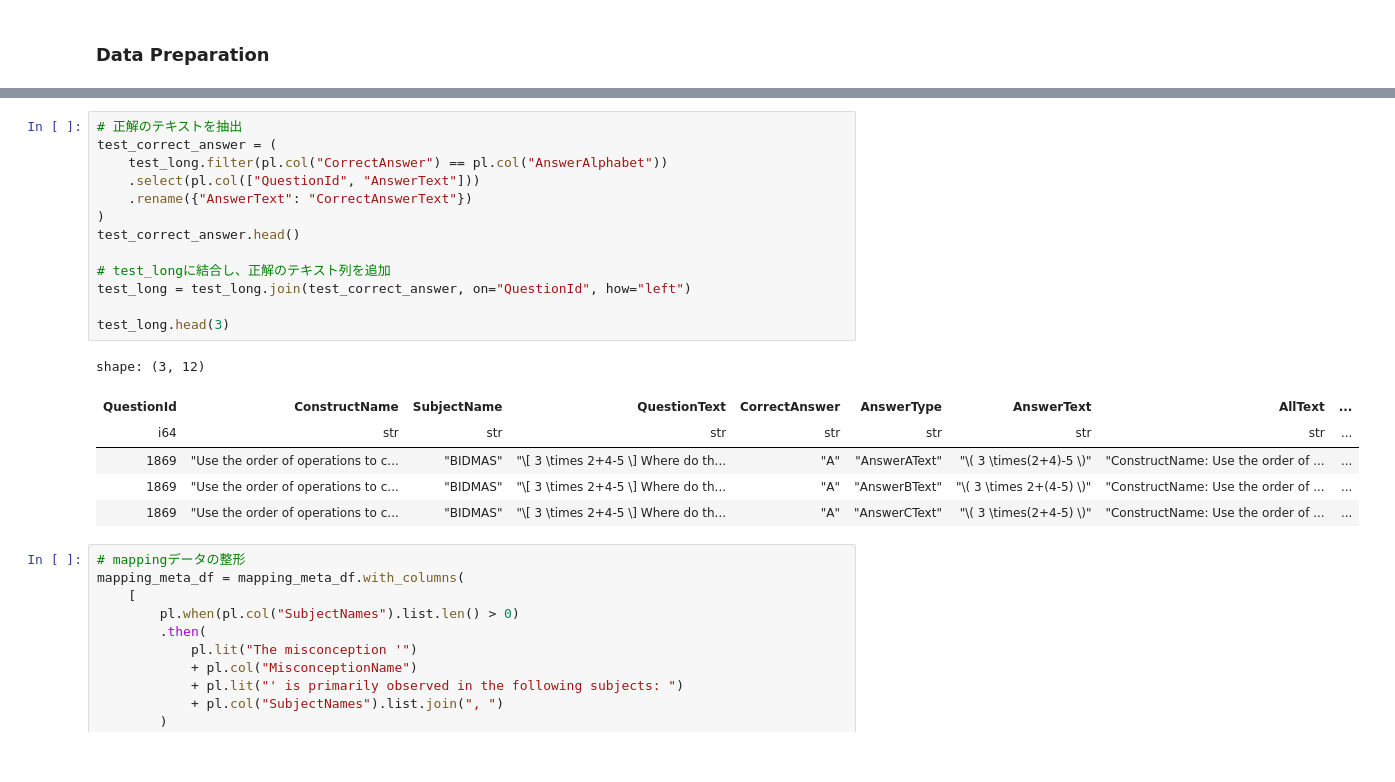
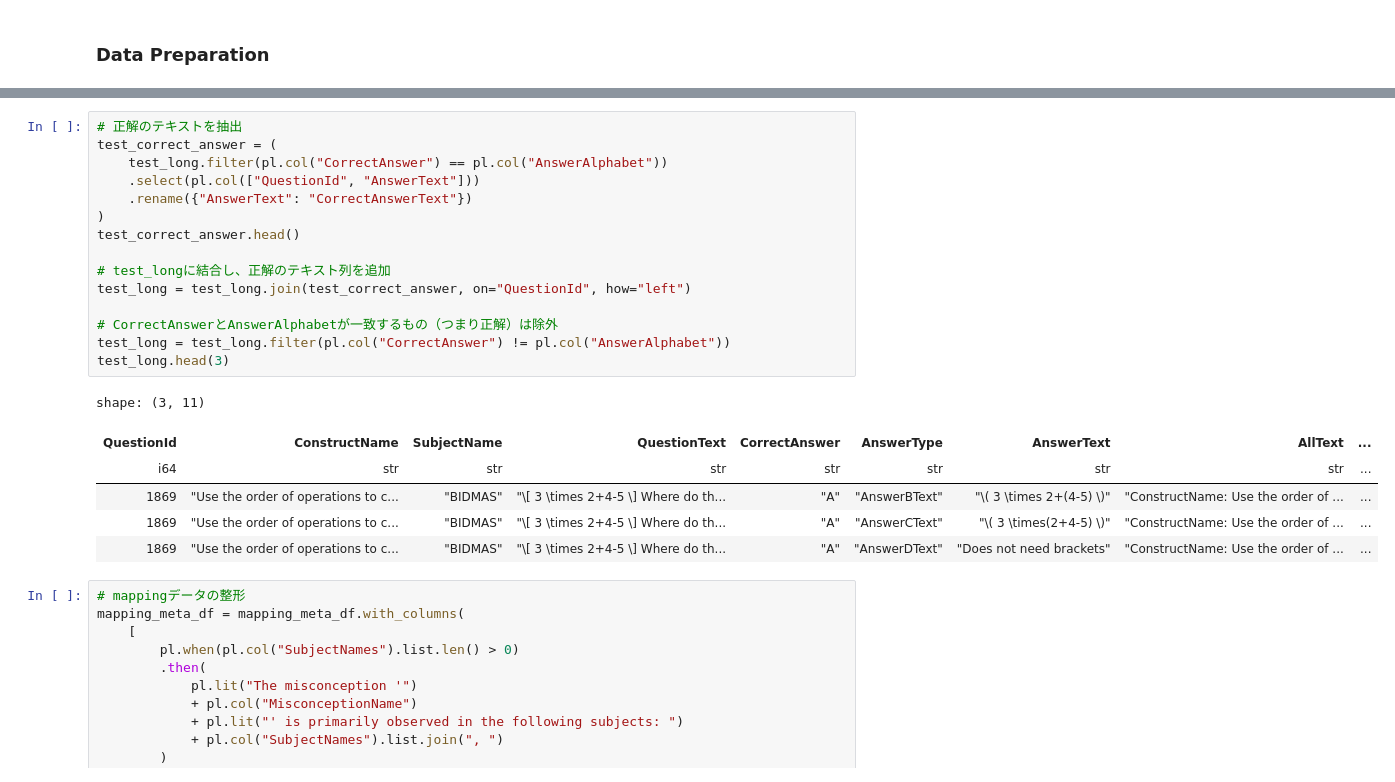
Before and after one commit to marumarukun/kaggle_eedi, a Jupyter notebook: exp/001/run.ipynb, the cells around one changed output, grey strips where cells are left out. Drawn from its saved outputs; the diff is of its cells as text.

```diff
--- a/exp/001/run.ipynb
+++ b/exp/001/run.ipynb
@@ -120,23 +122,25 @@ shape: (5, 10)
 # %%
 # 正解のテキストを抽出
 test_correct_answer = (
     test_long.filter(pl.col("CorrectAnswer") == pl.col("AnswerAlphabet"))
     .select(pl.col(["QuestionId", "AnswerText"]))
     .rename({"AnswerText": "CorrectAnswerText"})
 )
 test_correct_answer.head()
 
 # test_longに結合し、正解のテキスト列を追加
 test_long = test_long.join(test_correct_answer, on="QuestionId", how="left")
 
+# CorrectAnswerとAnswerAlphabetが一致するもの（つまり正解）は除外
+test_long = test_long.filter(pl.col("CorrectAnswer") != pl.col("AnswerAlphabet"))
 test_long.head(3)
 # %% [output]
-shape: (3, 12)
+shape: (3, 11)
 | QuestionId | ConstructName | SubjectName | QuestionText | CorrectAnswer | AnswerType | AnswerText | AllText | ... |
 | i64 | str | str | str | str | str | str | str | ... |
-| 1869 | "Use the order of operations to c... | "BIDMAS" | "\[ 3 \times 2+4-5 \] Where do th... | "A" | "AnswerAText" | "\( 3 \times(2+4)-5 \)" | "ConstructName: Use the order of ... | ... |
 | 1869 | "Use the order of operations to c... | "BIDMAS" | "\[ 3 \times 2+4-5 \] Where do th... | "A" | "AnswerBText" | "\( 3 \times 2+(4-5) \)" | "ConstructName: Use the order of ... | ... |
 | 1869 | "Use the order of operations to c... | "BIDMAS" | "\[ 3 \times 2+4-5 \] Where do th... | "A" | "AnswerCText" | "\( 3 \times(2+4-5) \)" | "ConstructName: Use the order of ... | ... |
+| 1869 | "Use the order of operations to c... | "BIDMAS" | "\[ 3 \times 2+4-5 \] Where do th... | "A" | "AnswerDText" | "Does not need brackets" | "ConstructName: Use the order of ... | ... |
 # %%
 # mappingデータの整形
 mapping_meta_df = mapping_meta_df.with_columns(
```
Also changed, not shown: parts of 14 cells of this notebook.
